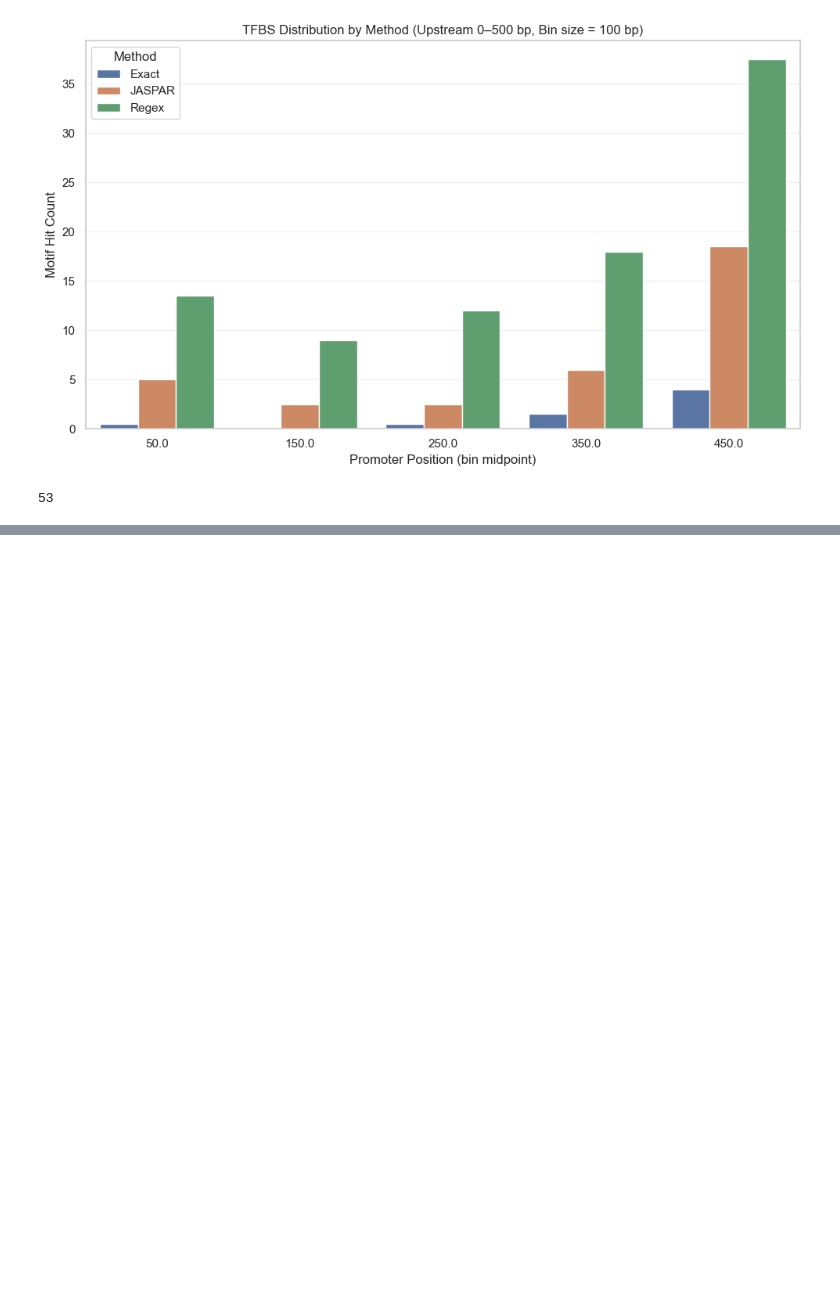
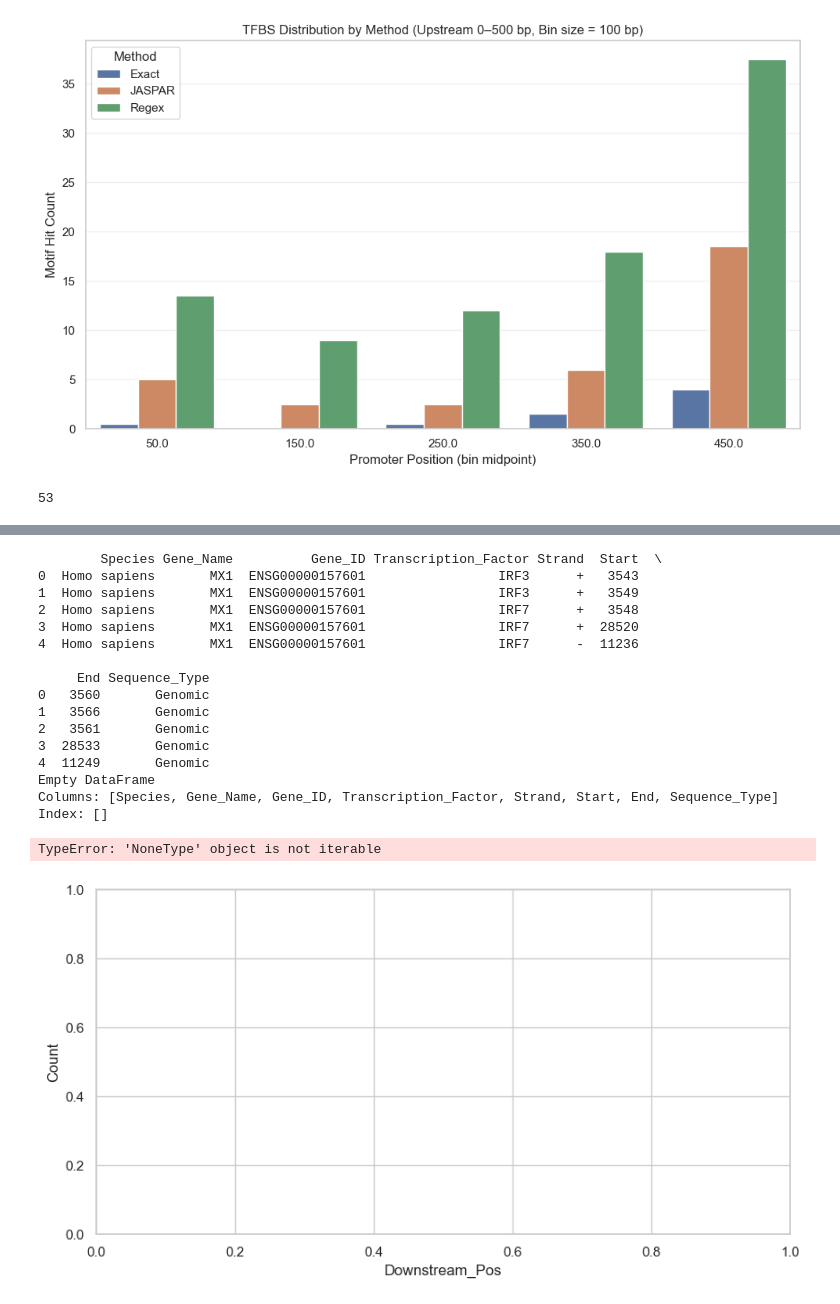
Before and after one commit to Emily3005250/TFBS-explorer, a Jupyter notebook: scripts/TFBS_explorer_human.ipynb, the cells around one changed output, grey strips where cells are left out. Cells and saved outputs as stored; diff of their text form; code cells hidden in the pictures; blank space fills up the shorter version.

```diff
--- a/scripts/TFBS_explorer_human.ipynb
+++ b/scripts/TFBS_explorer_human.ipynb
@@ -2888,0 +2991,75 @@ print(len(df_filtered))
+# %%
+import pandas as pd
+import seaborn as sns
+import matplotlib.pyplot as plt
+
+sns.set_theme(style="whitegrid")
+
+# Load data
+match_df = pd.read_csv('/Users/sang/bioinformatics_msc_project_2025/TFBS-explorer-19/outputs/pos_jaspar.csv')
+seq_df = pd.read_csv('/Users/sang/bioinformatics_msc_project_2025/TFBS-explorer-19/outputs/human_IFN_up_regulation_extract.csv')
+
+# Fixed lengths
+upstream_len = 3000  # Get max upstream length from seq_df
+gene_len = seq_df['Gene_seq'].str.len().max()      # Get max gene length from seq_df This is the problem. Which I get the max length of the gene sequence
+downstream_len = 3000
+
+# Filter genomic sequences
+match_df = match_df[match_df['Sequence_Type'] == 'Genomic']
+# Ensure numeric Start
+match_df["Start"] = pd.to_numeric(match_df["Start"], errors="coerce")
+match_df = match_df.dropna(subset=["Start"])  # Drop rows with NaN in Start
+
+print(match_df.head())
+
+# Define absolute start/end positions of downstream region
+downstream_start = upstream_len + gene_len
+downstream_end = upstream_len + gene_len + 3000
+
+# Keep only downstream hits
+downstream_df = match_df[
+    (match_df["Start"] >= downstream_start)
+].copy()
+
+print(downstream_df.head())
+
+
+
+
+# Plot histogram (bins of 100 bp)
+plt.figure(figsize=(10, 5))
+sns.histplot(
+    data=downstream_df,
+    x="Downstream_Pos",
+    hue="Transcription_Factor",
+    bins=30,
+    element="step",
+    stat="count",
+    common_norm=False
+)
+
+plt.ylabel("Motif Hit Count")
+plt.xlabel("Distance from Gene End (bp)")
+plt.title("Distribution of TFBS Hits Downstream of Gene (3000 bp)")
+plt.xlim(0, 3000)
+plt.tight_layout()
+plt.show()
+# %% [output]
+        Species Gene_Name          Gene_ID Transcription_Factor Strand  Start  \
+0  Homo sapiens       MX1  ENSG00000157601                 IRF3      +   3543
+1  Homo sapiens       MX1  ENSG00000157601                 IRF3      +   3549
+2  Homo sapiens       MX1  ENSG00000157601                 IRF7      +   3548
+3  Homo sapiens       MX1  ENSG00000157601                 IRF7      +  28520
+4  Homo sapiens       MX1  ENSG00000157601                 IRF7      -  11236
+
+     End Sequence_Type
+0   3560       Genomic
+1   3566       Genomic
+2   3561       Genomic
+3  28533       Genomic
+4  11249       Genomic
+Empty DataFrame
+Columns: [Species, Gene_Name, Gene_ID, Transcription_Factor, Strand, Start, End, Sequence_Type]
+Index: []
+TypeError: 'NoneType' object is not iterable
+[figure, added]
```
Also changed, not shown: parts of 7 cells of this notebook, 6 other files.
